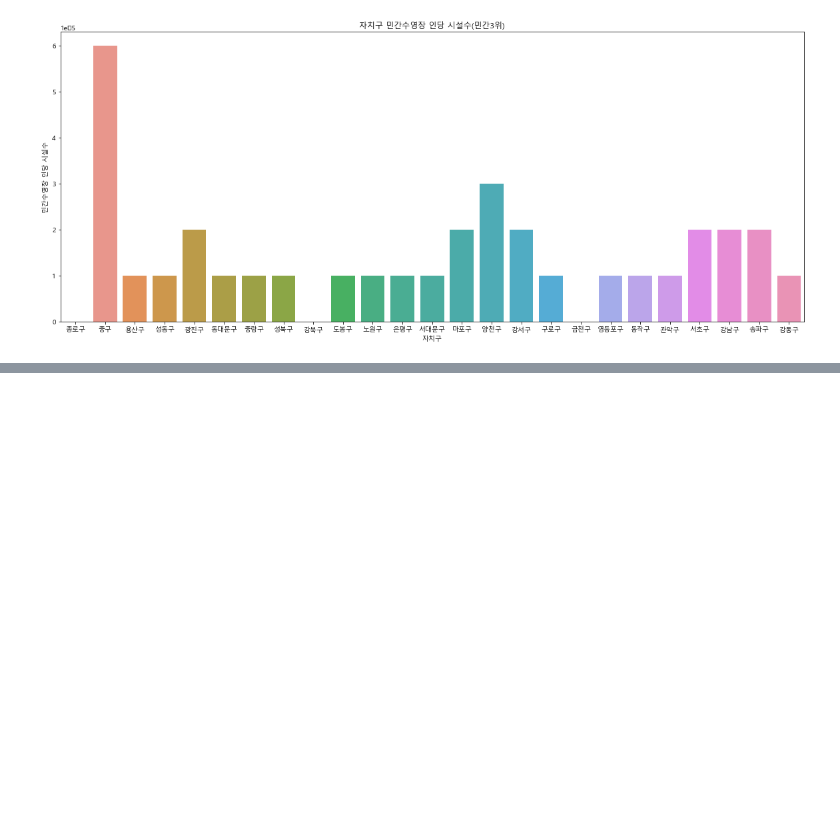
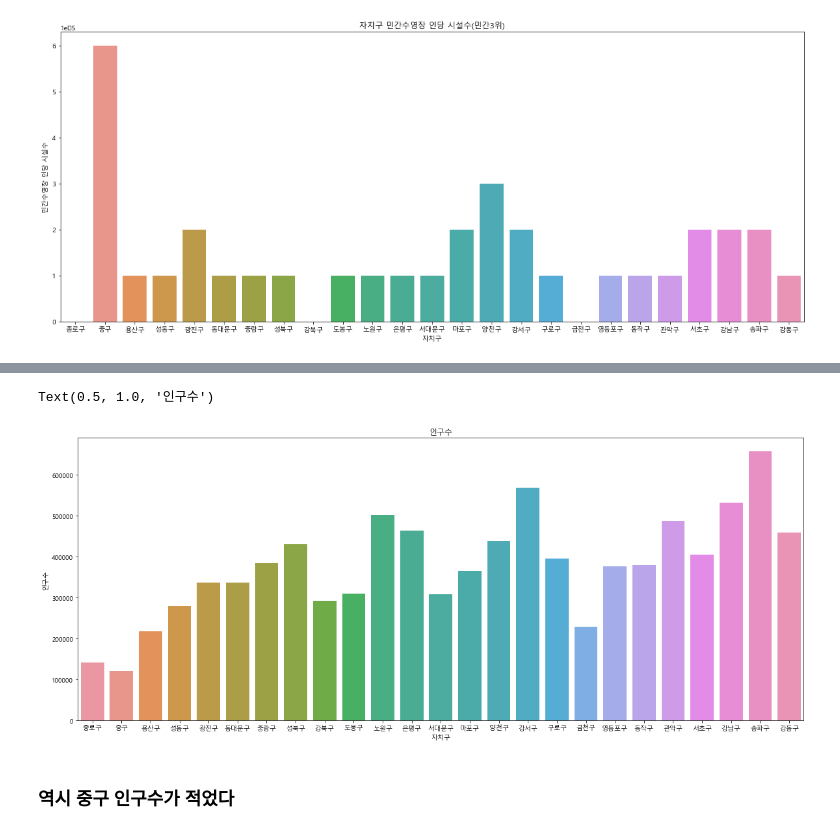
Before and after one commit to morateng/2023_Data_Campus, a Jupyter notebook: 데청캠 프로젝트 eda/data/체육생활이용정보.ipynb, the cells around one changed output, grey strips where cells are left out. Drawn from its saved outputs; the diff is of its cells as text; code cells hidden in the pictures; blank space fills up the shorter version.

```diff
--- a/데청캠 프로젝트 eda/data/체육생활이용정보.ipynb
+++ b/데청캠 프로젝트 eda/data/체육생활이용정보.ipynb
@@ -350,0 +373,11 @@ Text(0.5, 1.0, '자치구 민간수영장 인당 시설수(민간3위)')
+# %%
+plt.figure(figsize = (20,8))
+sns.barplot(x='SIGNGU_NM', y='SIGNGU_ACCTO_POPLTN_CO',data=df_seoul.loc[69085::10,:])
+plt.xlabel('자치구')
+plt.ylabel('인구수')
+plt.title('인구수')
+# %% [output]
+Text(0.5, 1.0, '인구수')
+[figure, added]
+# %% [markdown]
+### 역시 중구 인구수가 적었다
```
Also changed, not shown: parts of 2 cells of this notebook, 2 other files.
